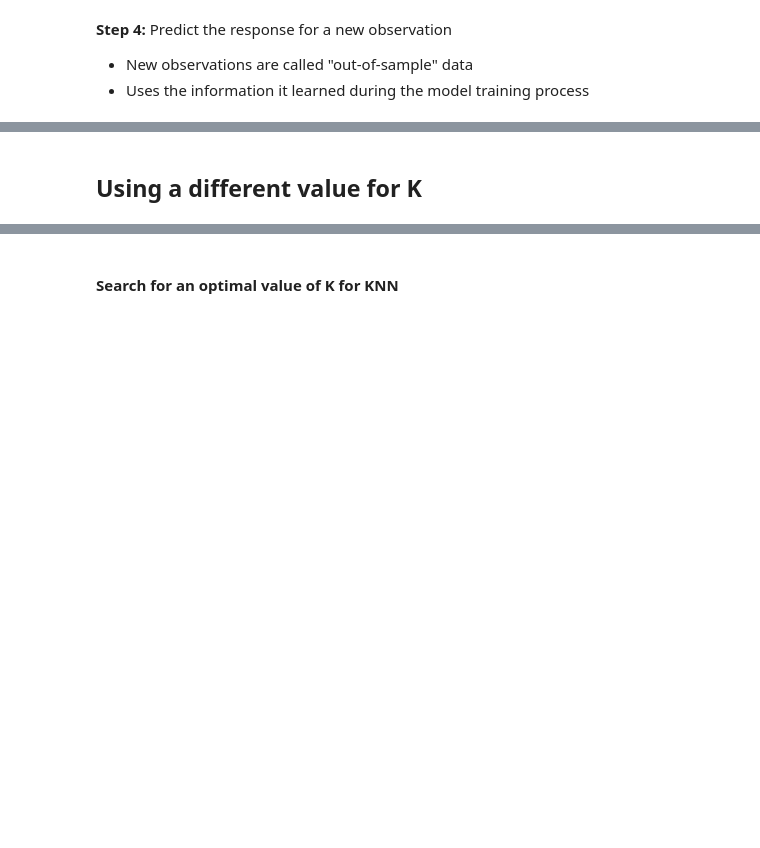
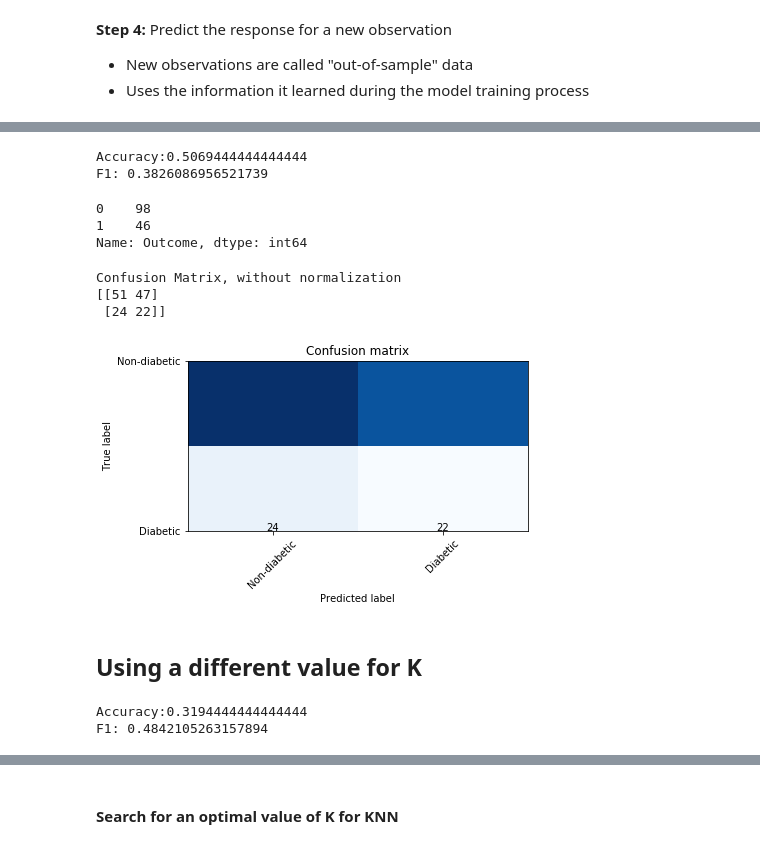
Before and after one commit to learn-co-students/knns-dsc, a Jupyter notebook: knn_classification.ipynb, the cells around one changed output, grey strips where cells are left out. Saved outputs shown, nothing was run; the diff lists cells and outputs as text; code cells hidden in the pictures; blank space fills up the shorter version.

Commit message:
fixed labeling and plotting errors

```diff
--- a/knn_classification.ipynb
+++ b/knn_classification.ipynb
@@ -141,4 +149,6 @@ diabetes = pd.read_csv('diabetes.csv')
 # %%
+X = diabetes.drop('Outcome',axis=1)
+y = diabetes['Outcome']
 # print the shapes of X and y
 print(X.shape)
 print(y.shape)
@@ -147,3 +160,5 @@ print(y.shape)
 
 from sklearn.model_selection import train_test_split
 X_train, X_test, y_train, y_test = train_test_split(X, y, random_state=1)
+X_train, X_val, y_train, y_val = train_test_split(X_train, y_train, random_state=1)
+X_train.shape,X_val.shape,X_test.shape
@@ -209,4 +225,5 @@ KNeighborsClassifier(algorithm='auto', leaf_size=30, metric='minkowski',
 - Uses the information it learned during the model training process
 # %%
 # make class predictions for the testing set
-y_pred_class = knn.predict(X_test)
+y_pred_class = knn.predict(X_val)
+y_pred_class
@@ -213,8 +238,11 @@ y_pred_class = knn.predict(X_test)
 # %%
 # calculate accuracy
 from sklearn import metrics
-print('Accuracy:' + str(metrics.accuracy_score(y_test, y_pred_class)))
-print('F1: ' + str(metrics.f1_score(y_test, y_pred_class)))
+print('Accuracy:' + str(metrics.accuracy_score(y_val, y_pred_class)))
+print('F1: ' + str(metrics.f1_score(y_val, y_pred_class)))
+# %% [output]
+Accuracy:0.5069444444444444
+F1: 0.3826086956521739
 # %%
 import matplotlib.pyplot as plt
 import itertools
@@ -223,7 +251,7 @@ import numpy as np
 import seaborn as sns
 import warnings
 warnings.filterwarnings('ignore')
-plt.rcParams["figure.figsize"] = [10,5]
+# plt.rcParams["figure.figsize"] = [5,10]
 def plot_confusion_matrix(cm, classes,
                           normalize=False,
                           title='Confusion matrix',
@@ -239,10 +267,10 @@ def plot_confusion_matrix(cm, classes,
         print('Confusion Matrix, without normalization')
 
     print(cm)
-
+#     plt.figure(figsize=(5,5))
     plt.imshow(cm, interpolation='nearest', cmap=cmap)
     plt.title(title)
-    plt.colorbar()
+#     plt.colorbar()
     tick_marks = np.arange(len(classes))
     plt.xticks(tick_marks, classes, rotation=45)
     plt.yticks(tick_marks, classes)
@@ -256,14 +284,25 @@ def plot_confusion_matrix(cm, classes,
     plt.tight_layout()
     plt.ylabel('True label')
     plt.xlabel('Predicted label')
+# %%
+y_val.value_counts()
+# %% [output]
+0    98
+1    46
+Name: Outcome, dtype: int64
 # %%
 from sklearn.metrics import confusion_matrix
-cm = confusion_matrix(y_test,y_pred_class)
-classes = ['Perished', 'Survived']
+cm = confusion_matrix(y_val,y_pred_class)
+classes = ['Non-diabetic', 'Diabetic']
 plot_confusion_matrix(cm, classes,
                           normalize=False,
                           title='Confusion matrix',
                           cmap=plt.cm.Blues)
+# %% [output]
+Confusion Matrix, without normalization
+[[51 47]
+ [24 22]]
+[figure, added]
 # %% [markdown]
 ## Using a different value for K
 # %%
@@ -278,6 +317,9 @@ y_pred_class = knn.predict(X_test)
 # %%
-print('Accuracy:' + str(metrics.accuracy_score(y_test, y_pred_class)))
-print('F1: ' + str(metrics.f1_score(y_test, y_pred_class)))
+print('Accuracy:' + str(metrics.accuracy_score(y_val, y_pred_class)))
+print('F1: ' + str(metrics.f1_score(y_val, y_pred_class)))
+# %% [output]
+Accuracy:0.3194444444444444
+F1: 0.4842105263157894
 # %%
 from sklearn.metrics import classification_report
 
```
Also changed, not shown: parts of 13 cells of this notebook, 1 other file.
